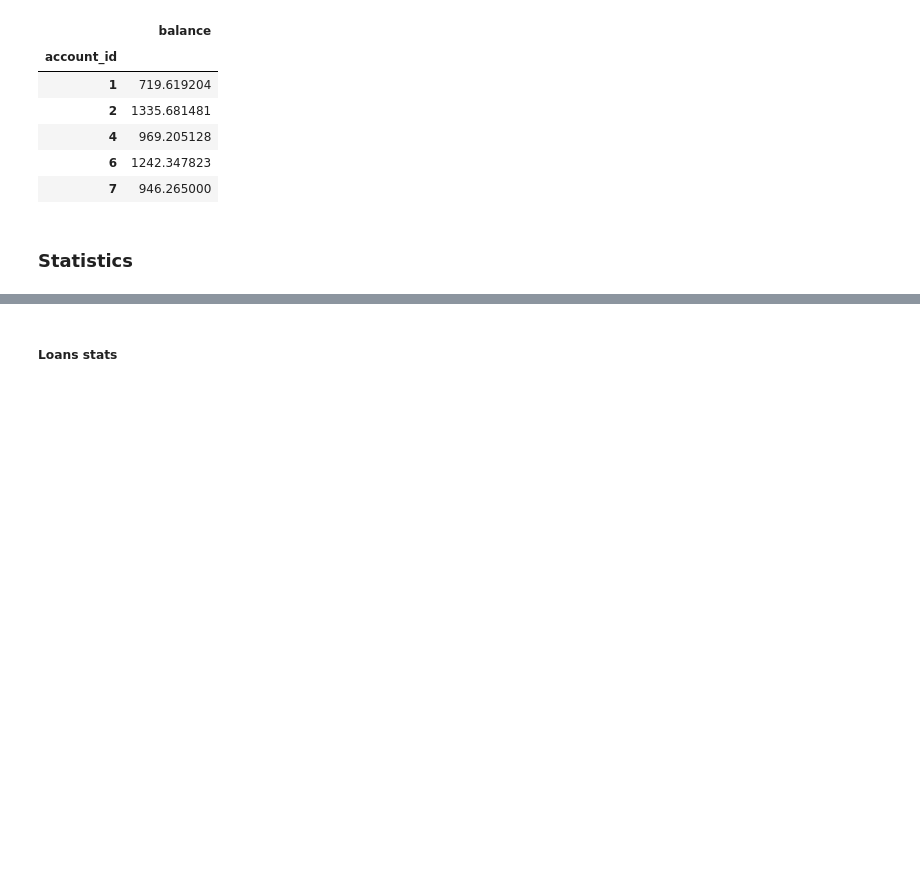
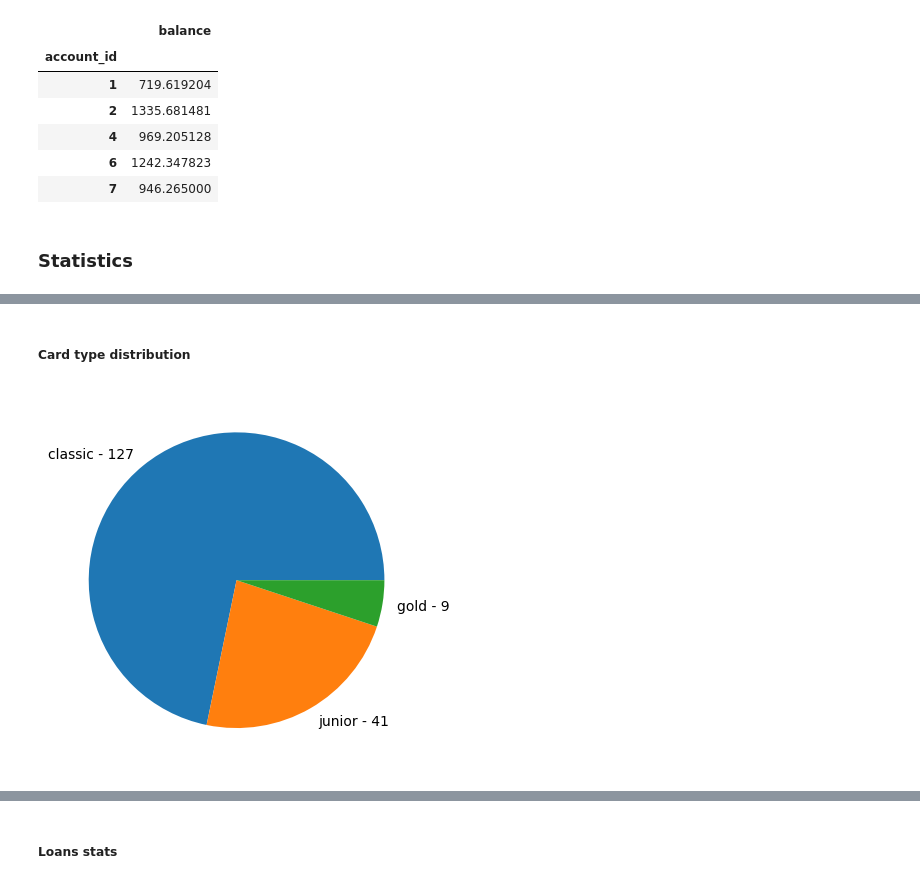
Before and after one commit to bdmendes/feup-ac-banking, a Jupyter notebook: project.ipynb, the cells around one changed output, grey strips where cells are left out. Drawn from its saved outputs; the diff is of its cells as text; code cells hidden in the pictures; blank space fills up the shorter version.

```diff
--- a/project.ipynb
+++ b/project.ipynb
@@ -179,0 +193,17 @@ average_account_balances.head()
+# %% [markdown]
+##### Card type distribution
+# %%
+card_types = {}
+total = cards.shape[0]
+types = cards['type'].unique()
+
+for t in types:
+    card_types[t] = cards[cards['type'] == t].shape[0]
+
+y = np.array([v * 100 / total for v in card_types.values()])
+mylabels = [k + ' - ' + str(v) for k,v in card_types.items()]
+
+plt.pie(y, labels = mylabels)
+plt.show()
+# %% [output]
+[figure, added]
```
Also changed, not shown: parts of 17 cells of this notebook.
